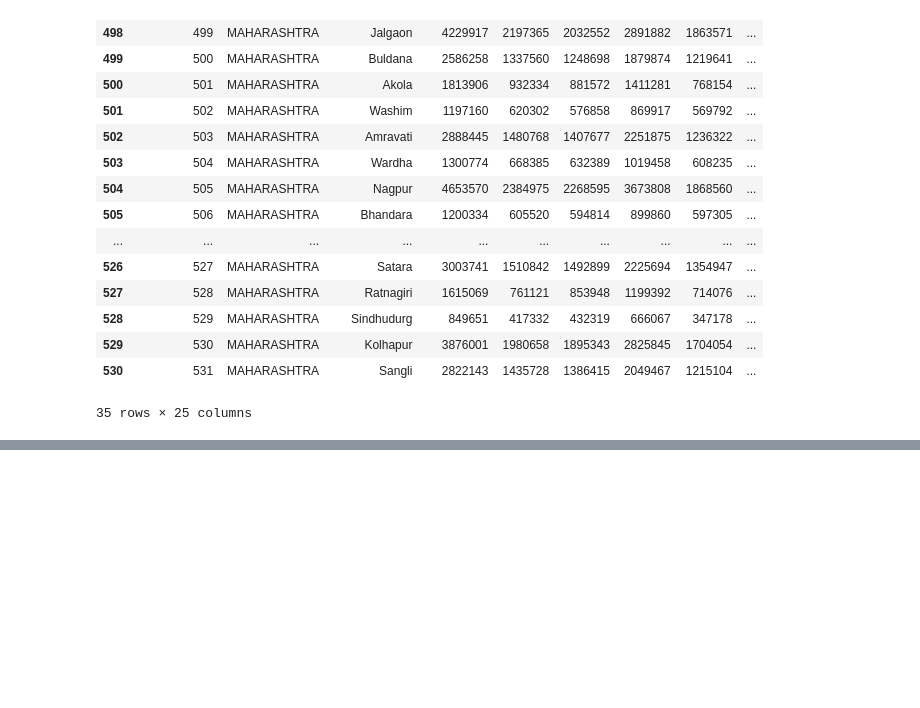
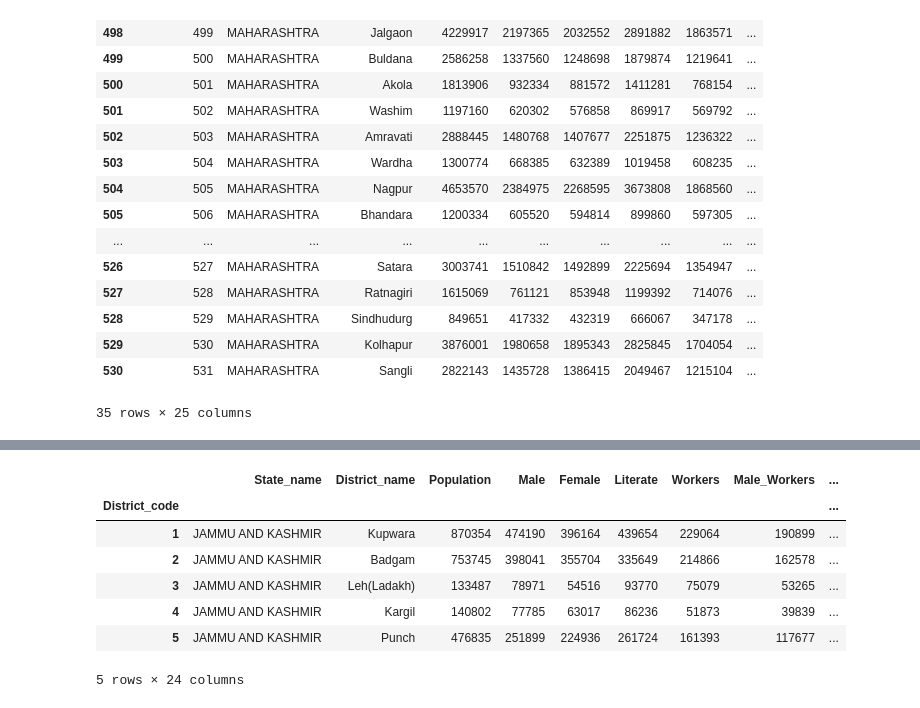
Before and after one commit to MkCst/Data-analysis, a Jupyter notebook: A6IndiaCensus.ipynb, the cells around one changed output, grey strips where cells are left out. Drawn from its saved outputs; the diff is of its cells as text; code cells hidden in the pictures; blank space fills up the shorter version.

```diff
--- a/A6IndiaCensus.ipynb
+++ b/A6IndiaCensus.ipynb
@@ -228,0 +247,14 @@ df[df.State_name=='MAHARASHTRA']
+# %%
+# estableciendo como indice el (codigo de distrito)
+df = df.set_index('District_code')
+# %%
+df.head()
+# %% [output]
+|  | State_name | District_name | Population | Male | Female | Literate | Workers | Male_Workers | ... |
+| District_code |  |  |  |  |  |  |  |  | ... |
+| 1 | JAMMU AND KASHMIR | Kupwara | 870354 | 474190 | 396164 | 439654 | 229064 | 190899 | ... |
+| 2 | JAMMU AND KASHMIR | Badgam | 753745 | 398041 | 355704 | 335649 | 214866 | 162578 | ... |
+| 3 | JAMMU AND KASHMIR | Leh(Ladakh) | 133487 | 78971 | 54516 | 93770 | 75079 | 53265 | ... |
+| 4 | JAMMU AND KASHMIR | Kargil | 140802 | 77785 | 63017 | 86236 | 51873 | 39839 | ... |
+| 5 | JAMMU AND KASHMIR | Punch | 476835 | 251899 | 224936 | 261724 | 161393 | 117677 | ... |
+5 rows × 24 columns
```
Also changed, not shown: parts of 7 cells of this notebook.
